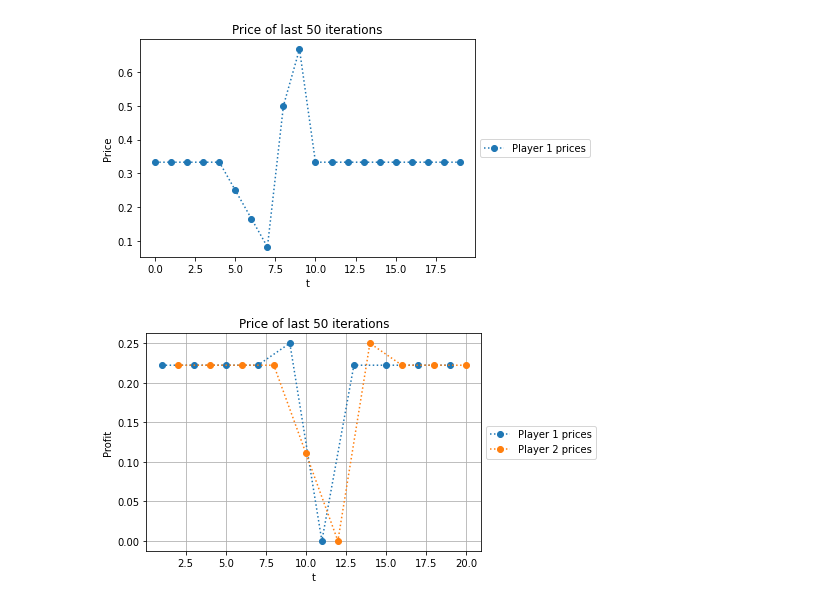
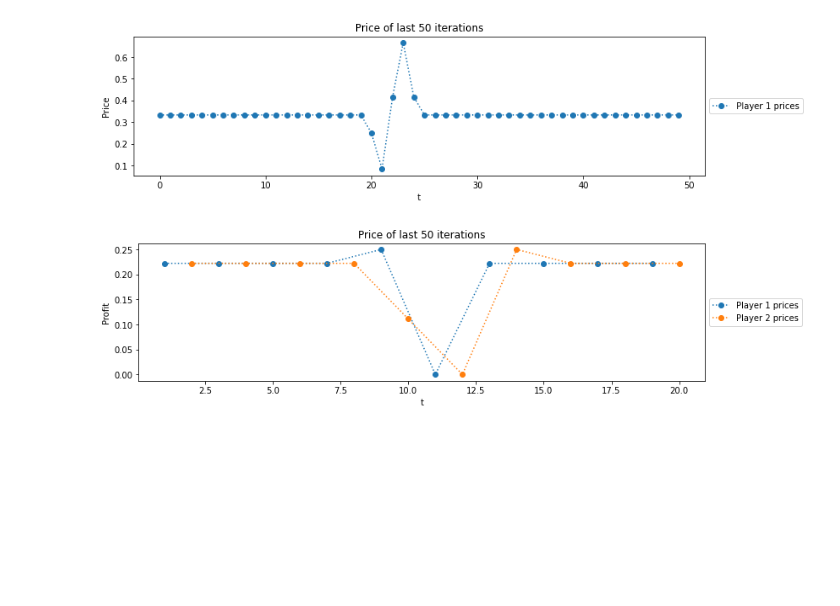
Before and after one commit to nicklasbusk/Bachelorprojekt, a Jupyter notebook: Code/final2.ipynb, the cells around one changed output. Saved outputs shown, nothing was run; the diff lists cells and outputs as text; code cells hidden in the pictures; blank space fills up the shorter version.

```diff
--- a/Code/final2.ipynb
+++ b/Code/final2.ipynb
@@ -245,0 +244,14 @@ No implementation of function Function(<function sum at 0x...>) found for signat
+# %%
+p, b, c = Klein_simulation(0.3, 0.95, 500000, np.linspace(0,1,49))
+p1 = p[0,499950:500000]
+p2 = p[1,499950:500000]
+
+plt.figure(figsize=(12, 3))
+p0s2d = p1[np.arange(0, p1.size, 2)][:-1]
+p1s2d = p2[np.arange(1, p2.size, 2)][:-1]
+
+plt.xlabel("t")
+plt.ylabel("price")
+plt.plot(range(0, 48, 2), p0s2d , label="firm 0 prices", marker="o", color="yellowgreen", linestyle="dotted")
+plt.plot(range(1, 48, 2), p1s2d, label="firm 1 prices", marker="o", color="purple", linestyle="dotted")
+plt.legend(loc='center left', bbox_to_anchor=(1, 0.5))
@@ -246,25 +339,19 @@ No implementation of function Function(<function sum at 0x...>) found for signat
 # %%
-# PRICE CYCLES
-p, b, c = Klein_simulation(0.3, 0.95, 500000, np.linspace(0,1,25))
-p1 = p[0,499950:500000]
-p2 = p[1,499950:500000]
-
-p1 = p1[1::2]
-p2 = p2[::2]
+zoom1 = avg_2pp1[199995:200013]
+zoom2 = avg2pp2[199995:200013]
 #print("Last 50 prices for player 1: \n", p1)
 #print("Last 50 prices for player 2: \n", p2)
 
 
-xvalues = range(len(p1))
-
+xvalues = range(len(zoom1))
+plt.figure(figsize=(12, 3))
 # Plot the array as a line graph
-plt.plot(xvalues, p1, marker="o", linestyle='dotted')
-plt.plot(xvalues, p2, marker="o", linestyle='dotted')
+plt.plot(range(1,len(xvalues)*2,2), zoom1, marker="o", linestyle='dotted')
+plt.plot(range(2,len(xvalues)*2+1,2), zoom2, marker="o", linestyle='dotted')
 
 # Add labels and title
 plt.xlabel('t')
-plt.ylabel('Price')
-plt.grid()
+plt.ylabel('Profit')
 plt.title('Price of last 50 iterations')
 plt.legend(['Player 1 prices', 'Player 2 prices'], bbox_to_anchor=(1,0.5), loc='center left')
 
@@ -318,2 +362,6 @@ Monk=run_simFD(1000,np.linspace(0,1,7))
 # %%
-a, b, c, d = Klein_simulation_FD(0.3, 0.95, 500000, np.linspace(0,1,7))
+done= True
+while done:
+    a, b, c, d = Klein_simulation_FD(0.3, 0.95, 500000, np.linspace(0,1,7))
+    if abs(c[498] - d[498]) < 0.001 and abs(c[497] - d[497]) < 0.001 :
+        done=False
@@ -339,34 +385,35 @@ plt.show()
 # %%
-p1 = a[0,399995:400015]
-p2 = a[1,399995:400015]
+p1 = a[0,399980:400030]
+p2 = a[1,399980:400030]
 
 #p1 = p1[1::2]
 #p2 = p2[::2]
 #print("Last 50 prices for player 1: \n", p1)
 #print("Last 50 prices for player 2: \n", p2)
 #print(p1)
 new=[]
 for i in range(len(p1)):
     res=(p1[i]+p2[i])/2
     new.append(res)
 
 xvalues = range(len(new))
+plt.figure(figsize=(12, 3))
 #print(p2)
 #print(new)
 # Plot the array as a line graph
 plt.plot(xvalues, new, marker="o", linestyle='dotted')
 #plt.plot(xvalues, p2, marker="o", linestyle='dotted')
 
 # Add labels and title
 plt.xlabel('t')
 plt.ylabel('Price')
 plt.title('Price of last 50 iterations')
 plt.legend(['Player 1 prices', 'Player 2 prices'], bbox_to_anchor=(1,0.5), loc='center left')
 
 # Display the graph
 plt.show()
 # %% [output]
-[figure, old version]
+[figure, new version]
 # %%
 prof1 = b[0,:]
 prof2 = b[1,:]
@@ -385,7 +432,7 @@ zoom2 = avg_2period_prof2[199995:200005]
 
 
 xvalues = range(len(zoom1))
-
+plt.figure(figsize=(12, 3))
 # Plot the array as a line graph
 plt.plot(range(1,len(xvalues)*2,2), zoom1, marker="o", linestyle='dotted')
 plt.plot(range(2,len(xvalues)*2+1,2), zoom2, marker="o", linestyle='dotted')
@@ -393,11 +440,10 @@ plt.plot(range(2,len(xvalues)*2+1,2), zoom2, marker="o", linestyle='dotted')
 # Add labels and title
 plt.xlabel('t')
 plt.ylabel('Profit')
-plt.grid()
 plt.title('Price of last 50 iterations')
 plt.legend(['Player 1 prices', 'Player 2 prices'], bbox_to_anchor=(1,0.5), loc='center left')
 
 # Display the graph
 plt.show()
 # %% [output]
-[figure, old version]
+[figure, new version]
```
Also changed, not shown: parts of 15 cells of this notebook.
